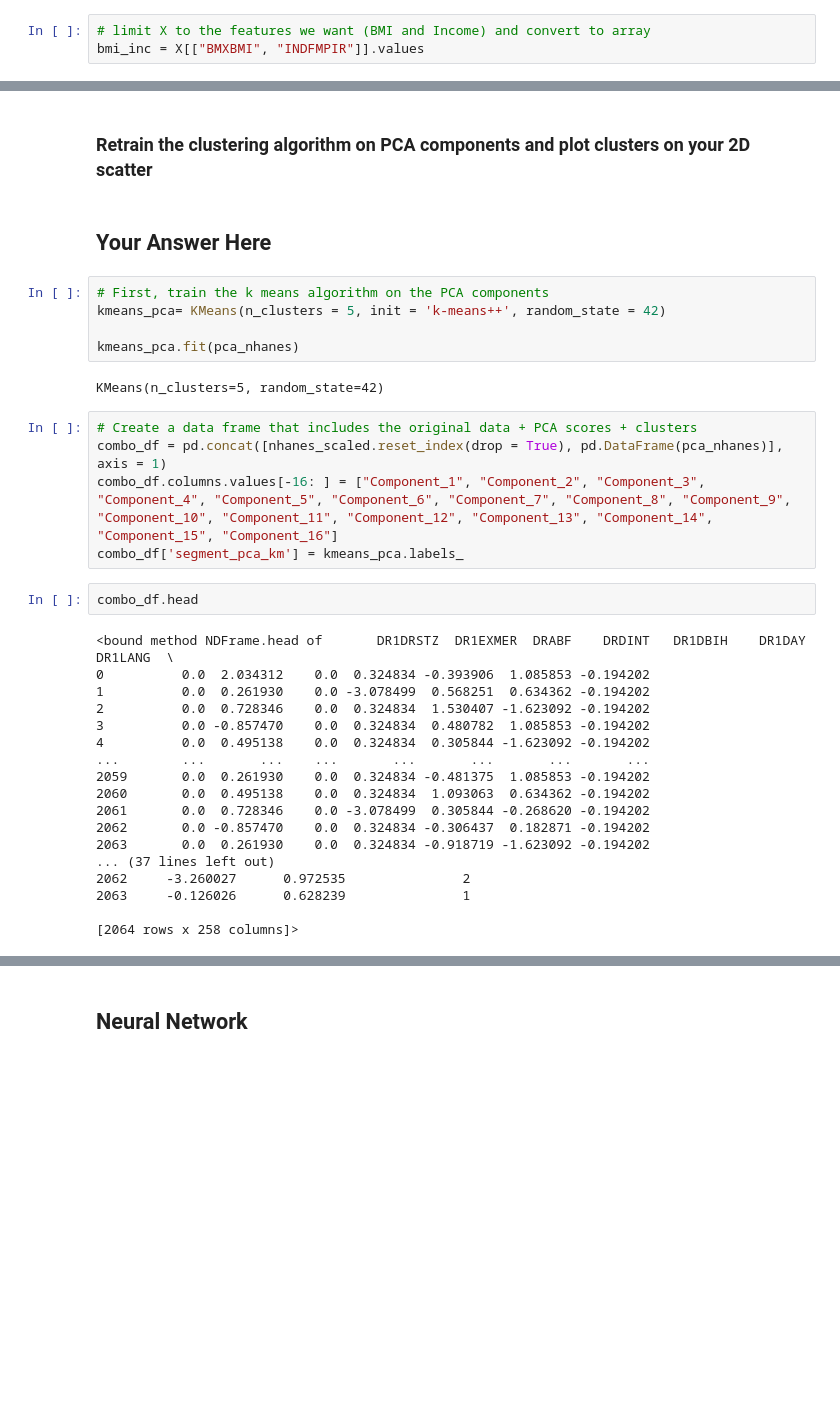
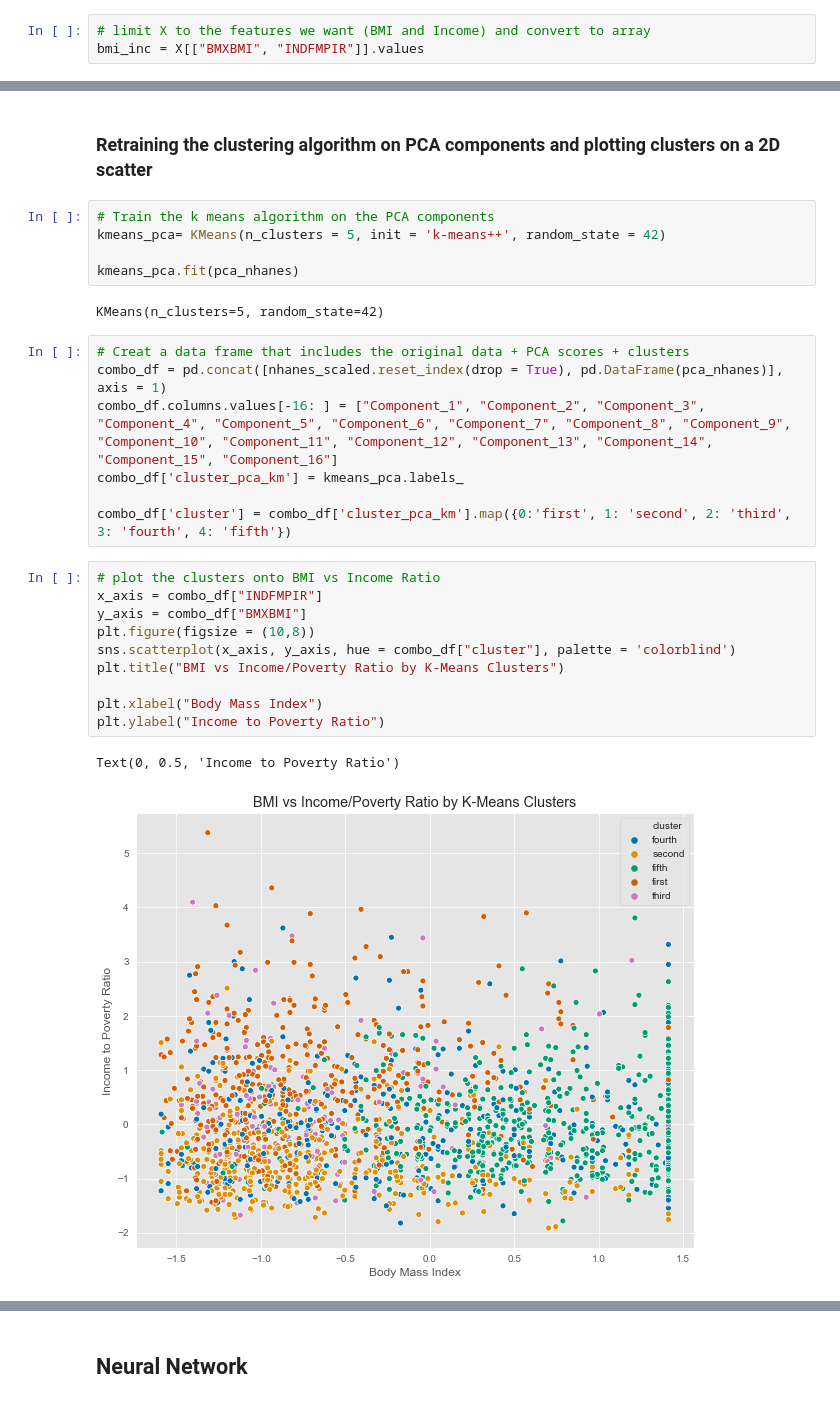
Before and after one commit to heroashman/CSS-Project-4-Team-2-Fall-2020, a Jupyter notebook: Project 4 Students.ipynb, the cells around one changed output, grey strips where cells are left out. Saved outputs shown, nothing was run; the diff lists cells and outputs as text; blank space fills up the shorter version.

Commit message:
pushing up changes to the k-means section

```diff
--- a/Project 4 Students.ipynb
+++ b/Project 4 Students.ipynb
@@ -342,36 +330,29 @@ plt.show()
 # %% [markdown]
-### Retrain the clustering algorithm on PCA components and plot clusters on your 2D scatter
+### Retraining the clustering algorithm on PCA components and plotting clusters on a 2D scatter
-# %% [markdown]
-## Your Answer Here
 # %%
-# First, train the k means algorithm on the PCA components
+# Train the k means algorithm on the PCA components
 kmeans_pca= KMeans(n_clusters = 5, init = 'k-means++', random_state = 42)
 
 kmeans_pca.fit(pca_nhanes)
 # %% [output]
 KMeans(n_clusters=5, random_state=42)
 # %%
-# Create a data frame that includes the original data + PCA scores + clusters
+# Creat a data frame that includes the original data + PCA scores + clusters
 combo_df = pd.concat([nhanes_scaled.reset_index(drop = True), pd.DataFrame(pca_nhanes)], axis = 1)
 combo_df.columns.values[-16: ] = ["Component_1", "Component_2", "Component_3", "Component_4", "Component_5", "Component_6", "Component_7", "Component_8", "Component_9", "Component_10", "Component_11", "Component_12", "Component_13", "Component_14", "Component_15", "Component_16"]
-combo_df['segment_pca_km'] = kmeans_pca.labels_
+combo_df['cluster_pca_km'] = kmeans_pca.labels_
+
+combo_df['cluster'] = combo_df['cluster_pca_km'].map({0:'first', 1: 'second', 2: 'third', 3: 'fourth', 4: 'fifth'})
-# %%
-combo_df.head
-# %% [output]
-<bound method NDFrame.head of       DR1DRSTZ  DR1EXMER  DRABF    DRDINT   DR1DBIH    DR1DAY   DR1LANG  \
-0          0.0  2.034312    0.0  0.324834 -0.393906  1.085853 -0.194202
-1          0.0  0.261930    0.0 -3.078499  0.568251  0.634362 -0.194202
-2          0.0  0.728346    0.0  0.324834  1.530407 -1.623092 -0.194202
-3          0.0 -0.857470    0.0  0.324834  0.480782  1.085853 -0.194202
-4          0.0  0.495138    0.0  0.324834  0.305844 -1.623092 -0.194202
-...        ...       ...    ...       ...       ...       ...       ...
-2059       0.0  0.261930    0.0  0.324834 -0.481375  1.085853 -0.194202
-2060       0.0  0.495138    0.0  0.324834  1.093063  0.634362 -0.194202
-2061       0.0  0.728346    0.0 -3.078499  0.305844 -0.268620 -0.194202
-2062       0.0 -0.857470    0.0  0.324834 -0.306437  0.182871 -0.194202
-2063       0.0  0.261930    0.0  0.324834 -0.918719 -1.623092 -0.194202
-... (37 lines left out)
-2062     -3.260027      0.972535               2
-2063     -0.126026      0.628239               1
-
-[2064 rows x 258 columns]>
+# %%
+# plot the clusters onto BMI vs Income Ratio
+x_axis = combo_df["INDFMPIR"]
+y_axis = combo_df["BMXBMI"]
+plt.figure(figsize = (10,8))
+sns.scatterplot(x_axis, y_axis, hue = combo_df["cluster"], palette = 'colorblind')
+plt.title("BMI vs Income/Poverty Ratio by K-Means Clusters")
+
+plt.xlabel("Body Mass Index")
+plt.ylabel("Income to Poverty Ratio")
+# %% [output]
+Text(0, 0.5, 'Income to Poverty Ratio')
+[figure, added]
```
Also changed, not shown: parts of 23 cells of this notebook.
